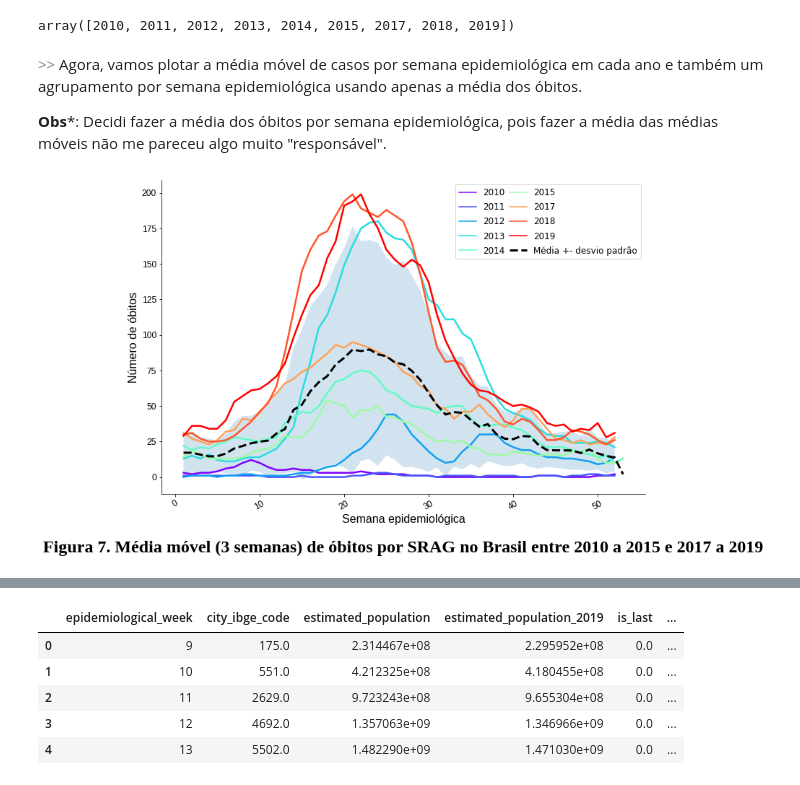
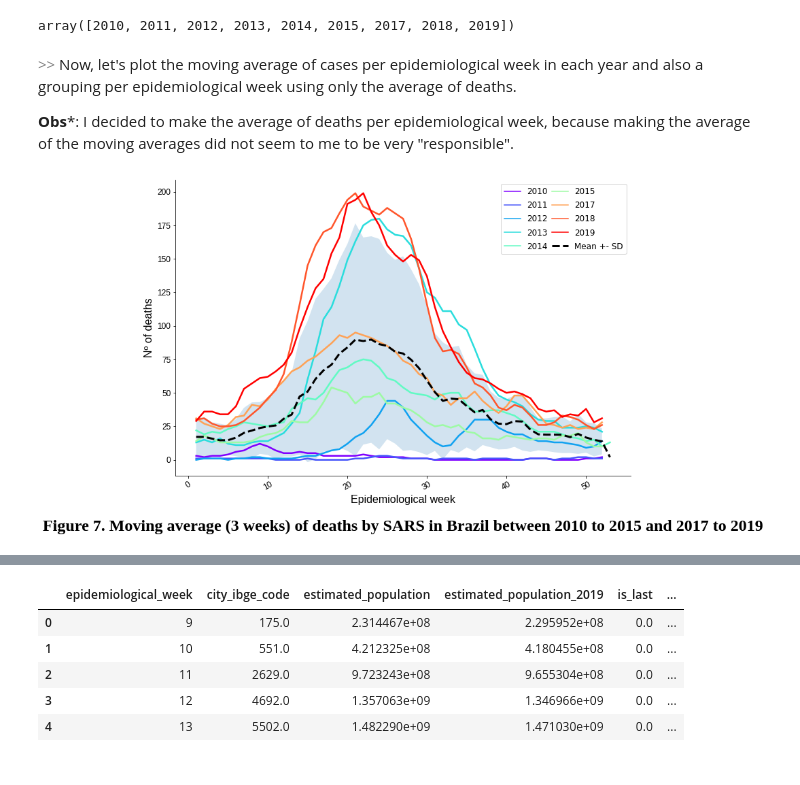
Before and after one commit to souzajvp/data_science_bootcamp, a Jupyter notebook: module_01 - COVID-19 seasonality/SARS sazonality and lessions for COVID-19.ipynb, the cells around one changed output, grey strips where cells are left out. Cells and saved outputs as stored; diff of their text form; code cells hidden in the pictures.

```diff
--- a/module_01 - COVID-19 seasonality/SARS sazonality and lessions for COVID-19.ipynb
+++ b/module_01 - COVID-19 seasonality/SARS sazonality and lessions for COVID-19.ipynb
@@ -537,30 +547,31 @@ obito = obito.query('`Ano epidemiológico` != "2009" & `Ano epidemiológico` !=
 obito['Ano epidemiológico'].unique()
 # %% [output]
 array([2010, 2011, 2012, 2013, 2014, 2015, 2017, 2018, 2019])
-# %% [markdown]
-<font color='gray'> >> </font> Agora, vamos plotar a média móvel de casos por semana epidemiológica em cada ano e também um agrupamento por semana epidemiológica usando apenas a média dos óbitos.
-
-**Obs***: Decidi fazer a média dos óbitos por semana epidemiológica, pois fazer a média das médias móveis não me pareceu algo muito "responsável".
+# %% [markdown]
+<font color = 'gray'> >> </font> Now, let's plot the moving average of cases per epidemiological week in each year and also a grouping per epidemiological week using only the average of deaths.
+
+**Obs***: I decided to make the average of deaths per epidemiological week, because making the average of the moving averages did not seem to me to be very "responsible".
 # %%
 obito_plot = obito.groupby('Semana epidemiológica')
 # %%
 plt.figure(figsize=(12,8))
 ax = sns.lineplot(data=obito, x='Semana epidemiológica', y='média móvel', ci='sd',
                   palette='rainbow', hue='Ano epidemiológico', legend='full', linewidth=2.5)
 plt.yticks(fontsize=12, fontname="Liberation Sans")
 plt.xticks(fontsize=12, rotation=30, fontname="Liberation Sans")
-plt.title('Figura 7. Média móvel (3 semanas) de óbitos por SRAG no Brasil entre 2010 a 2015 e 2017 a 2019', fontsize=24, weight="bold", fontname="Liberation Serif",  y=-0.2)
-plt.ylabel('Número de óbitos', fontsize=16, fontname="Liberation Sans")
-plt.xlabel('Semana epidemiológica', fontsize=16, fontname="Liberation Sans")
+plt.title('Figure 7. Moving average (3 weeks) of deaths by SARS in Brazil between 2010 to 2015 and 2017 to 2019',
+          fontsize=24, weight="bold", fontname="Liberation Serif",  y=-0.2)
+plt.ylabel('Nº of deaths', fontsize=16, fontname="Liberation Sans")
+plt.xlabel('Epidemiological week', fontsize=16, fontname="Liberation Sans")
 sns.despine()
 x = obito['Semana epidemiológica'].unique()
 y_est = obito_plot.mean()['Casos semanais reportados até a última atualização']
 y_err = obito_plot.std()['Casos semanais reportados até a última atualização']
-ax.plot(x, y_est, 'k--', label='Média +- desvio padrão', linewidth=3)
+ax.plot(x, y_est, 'k--', label='Mean +- SD', linewidth=3)
 ax.fill_between(x, y_est - y_err, y_est + y_err, alpha=0.2)
 
 ax.legend(fontsize=12, labelspacing=0.6, ncol=2, columnspacing=0.5, fancybox=True)
 
 plt.show()
 # %% [output]
-[figure, old version]
+[figure, new version]
```
Also changed, not shown: parts of 98 cells of this notebook.
